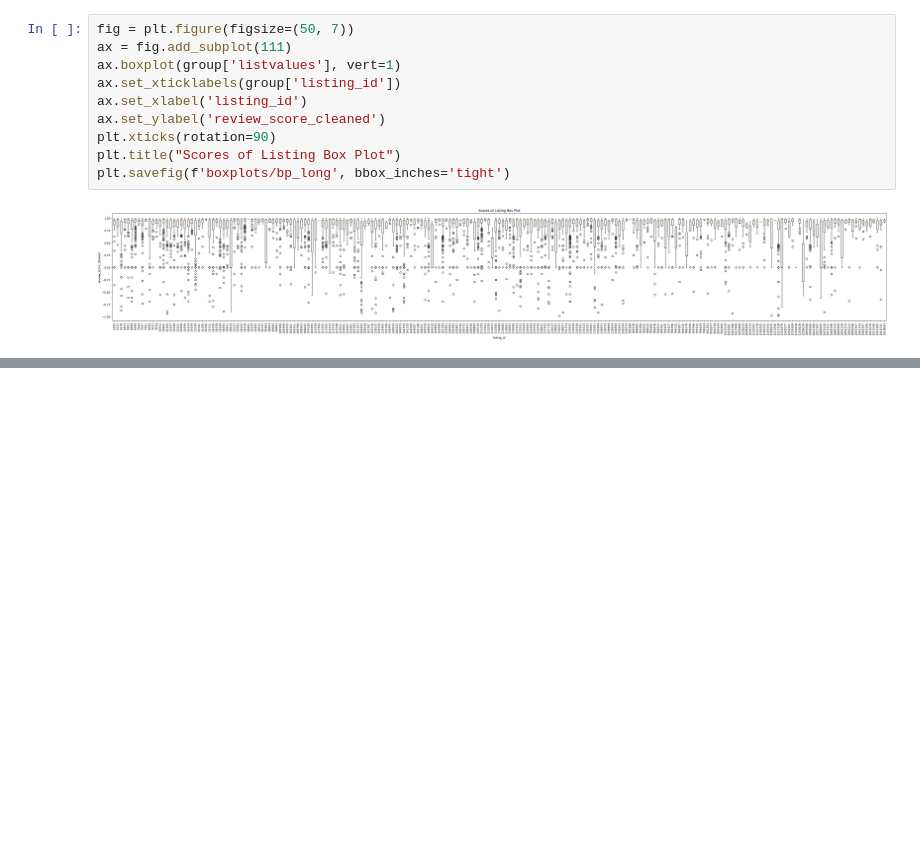
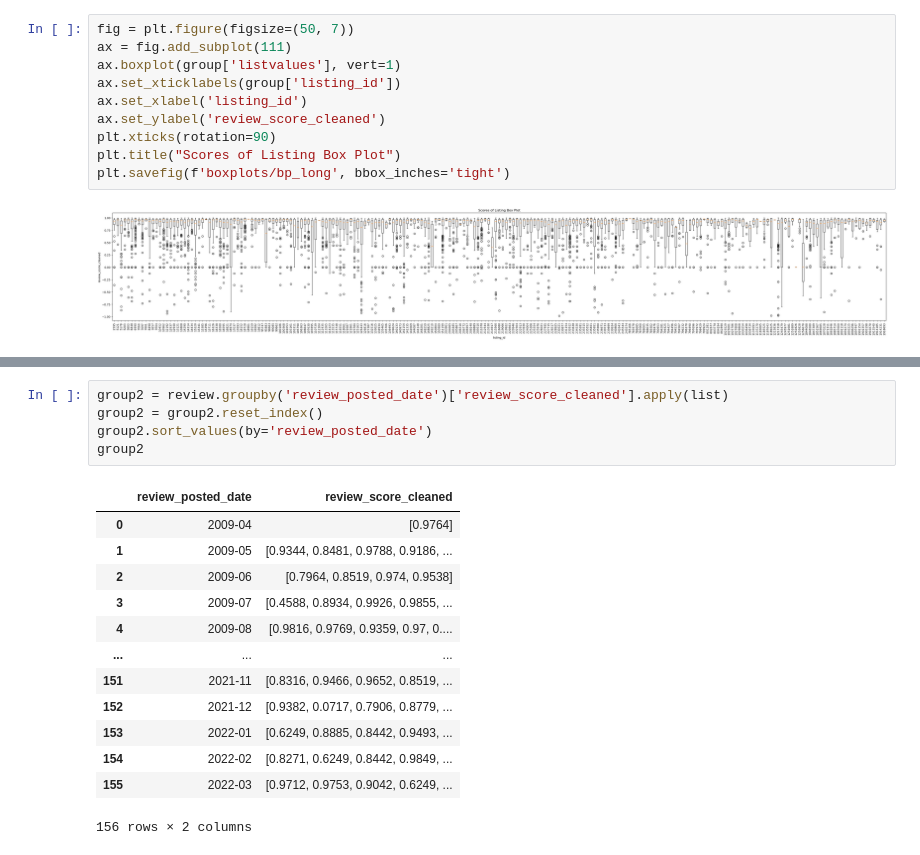
Before and after one commit to westernmeadow/CS4650-Capstone-Project, a Jupyter notebook: CS4650CapstoneProject.ipynb, the cells around one changed output, grey strips where cells are left out. Cells and saved outputs as stored; diff of their text form; blank space fills up the shorter version.

```diff
--- a/CS4650CapstoneProject.ipynb
+++ b/CS4650CapstoneProject.ipynb
@@ -258,0 +285,19 @@ plt.savefig(f'boxplots/bp_long', bbox_inches='tight')
+# %%
+group2 = review.groupby('review_posted_date')['review_score_cleaned'].apply(list)
+group2 = group2.reset_index()
+group2.sort_values(by='review_posted_date')
+group2
+# %% [output]
+|  | review_posted_date | review_score_cleaned |
+| 0 | 2009-04 | [0.9764] |
+| 1 | 2009-05 | [0.9344, 0.8481, 0.9788, 0.9186, ... |
+| 2 | 2009-06 | [0.7964, 0.8519, 0.974, 0.9538] |
+| 3 | 2009-07 | [0.4588, 0.8934, 0.9926, 0.9855, ... |
+| 4 | 2009-08 | [0.9816, 0.9769, 0.9359, 0.97, 0.... |
+| ... | ... | ... |
+| 151 | 2021-11 | [0.8316, 0.9466, 0.9652, 0.8519, ... |
+| 152 | 2021-12 | [0.9382, 0.0717, 0.7906, 0.8779, ... |
+| 153 | 2022-01 | [0.6249, 0.8885, 0.8442, 0.9493, ... |
+| 154 | 2022-02 | [0.8271, 0.6249, 0.8442, 0.9849, ... |
+| 155 | 2022-03 | [0.9712, 0.9753, 0.9042, 0.6249, ... |
+156 rows × 2 columns
```
Also changed, not shown: parts of 12 cells of this notebook, 3 other files.
